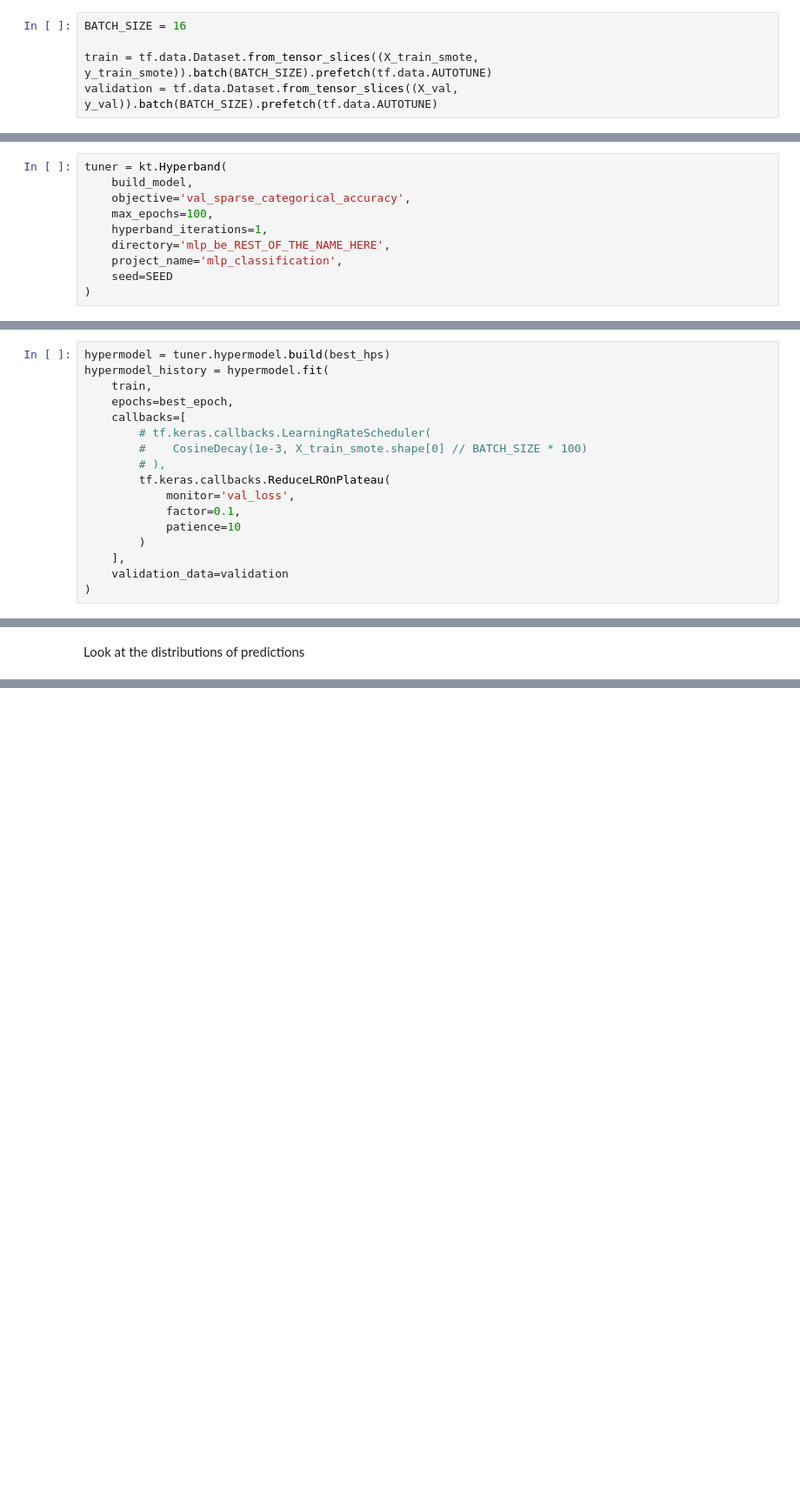
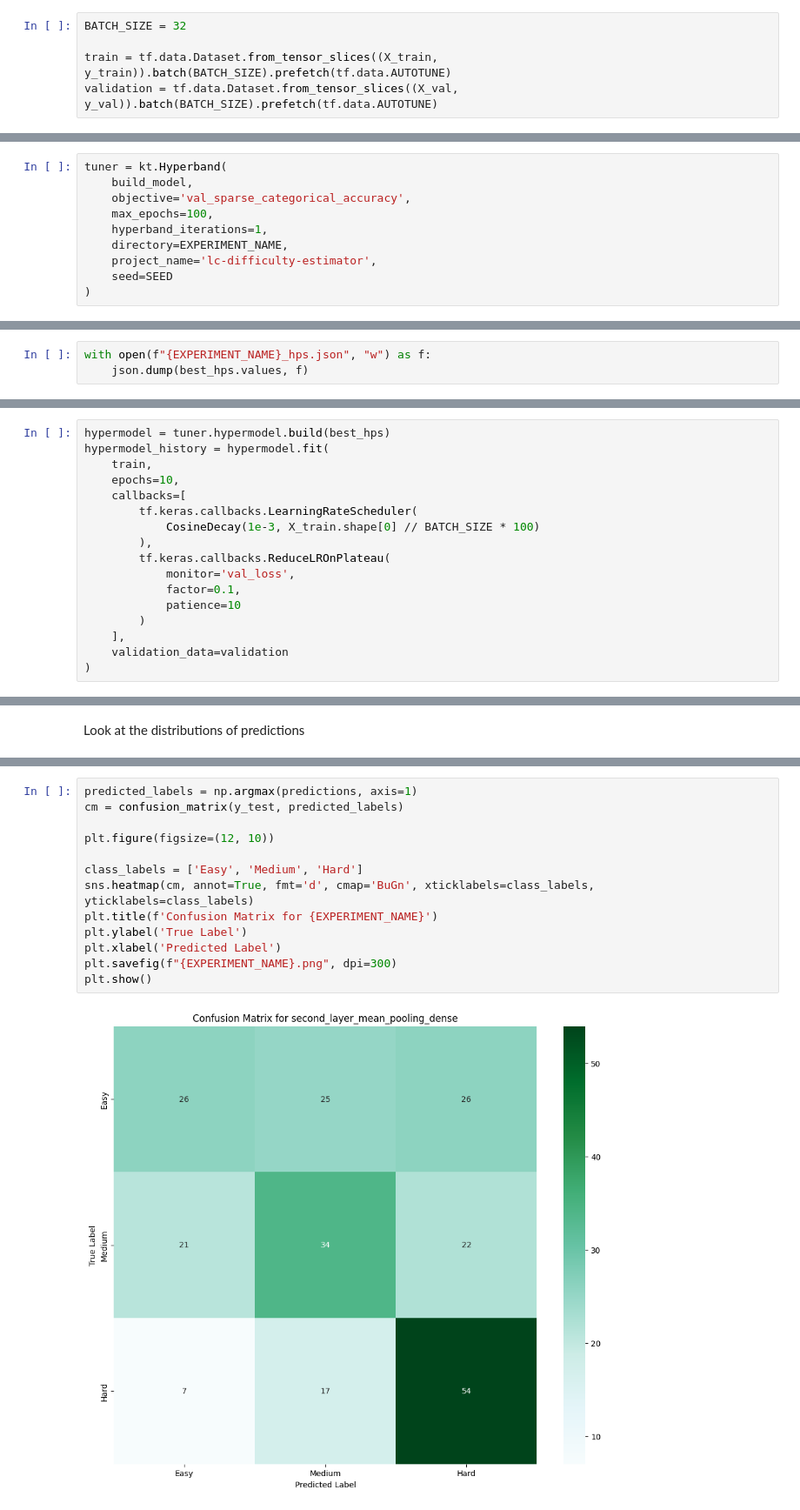
Before and after one commit to jurajtrappl/leetcode-difficulty-estimator, a Jupyter notebook: bert_embeddings_mlp.ipynb, the cells around one changed output, grey strips where cells are left out. Shown: that part at 87% size. Cells and saved outputs as stored; diff of their text form; blank space fills up the shorter version.

```diff
--- a/bert_embeddings_mlp.ipynb
+++ b/bert_embeddings_mlp.ipynb
@@ -137,7 +136,7 @@ X_train_smote, y_train_smote = borderline_smote.fit_resample(X_train, y_train)
 # %%
-BATCH_SIZE = 16
+BATCH_SIZE = 32
 
-train = tf.data.Dataset.from_tensor_slices((X_train_smote, y_train_smote)).batch(BATCH_SIZE).prefetch(tf.data.AUTOTUNE)
+train = tf.data.Dataset.from_tensor_slices((X_train, y_train)).batch(BATCH_SIZE).prefetch(tf.data.AUTOTUNE)
 validation = tf.data.Dataset.from_tensor_slices((X_val, y_val)).batch(BATCH_SIZE).prefetch(tf.data.AUTOTUNE)
 # %% [markdown]
 ## Build Dense network
@@ -227,8 +218,8 @@ tuner = kt.Hyperband(
     objective='val_sparse_categorical_accuracy',
     max_epochs=100,
     hyperband_iterations=1,
-    directory='mlp_be_REST_OF_THE_NAME_HERE',
-    project_name='mlp_classification',
+    directory=EXPERIMENT_NAME,
+    project_name='lc-difficulty-estimator',
     seed=SEED
 )
 # %% [markdown]
@@ -262,3 +280,6 @@ best_hps=tuner.get_best_hyperparameters(num_trials=1)[0]
+# %%
+with open(f"{EXPERIMENT_NAME}_hps.json", "w") as f:
+    json.dump(best_hps.values, f)
 # %% [markdown]
 Find the optimal number of epochs to train the model with the hyperparameters obtained from the search
 # %%
@@ -288,11 +328,11 @@ Re-instantiate the hypermodel and train it with the optimal number of epochs fro
 hypermodel = tuner.hypermodel.build(best_hps)
 hypermodel_history = hypermodel.fit(
     train,
-    epochs=best_epoch,
+    epochs=10,
     callbacks=[
-        # tf.keras.callbacks.LearningRateScheduler(
-        #    CosineDecay(1e-3, X_train_smote.shape[0] // BATCH_SIZE * 100)
-        # ),
+        tf.keras.callbacks.LearningRateScheduler(
+            CosineDecay(1e-3, X_train.shape[0] // BATCH_SIZE * 100)
+        ),
         tf.keras.callbacks.ReduceLROnPlateau(
             monitor='val_loss',
             factor=0.1,
@@ -326,0 +391,15 @@ plt.show()
+# %%
+predicted_labels = np.argmax(predictions, axis=1)
+cm = confusion_matrix(y_test, predicted_labels)
+
+plt.figure(figsize=(12, 10))
+
+class_labels = ['Easy', 'Medium', 'Hard']
+sns.heatmap(cm, annot=True, fmt='d', cmap='BuGn', xticklabels=class_labels, yticklabels=class_labels)
+plt.title(f'Confusion Matrix for {EXPERIMENT_NAME}')
+plt.ylabel('True Label')
+plt.xlabel('Predicted Label')
+plt.savefig(f"{EXPERIMENT_NAME}.png", dpi=300)
+plt.show()
+# %% [output]
+[figure, added]
```
Also changed, not shown: parts of 35 cells of this notebook, 33 other files.
